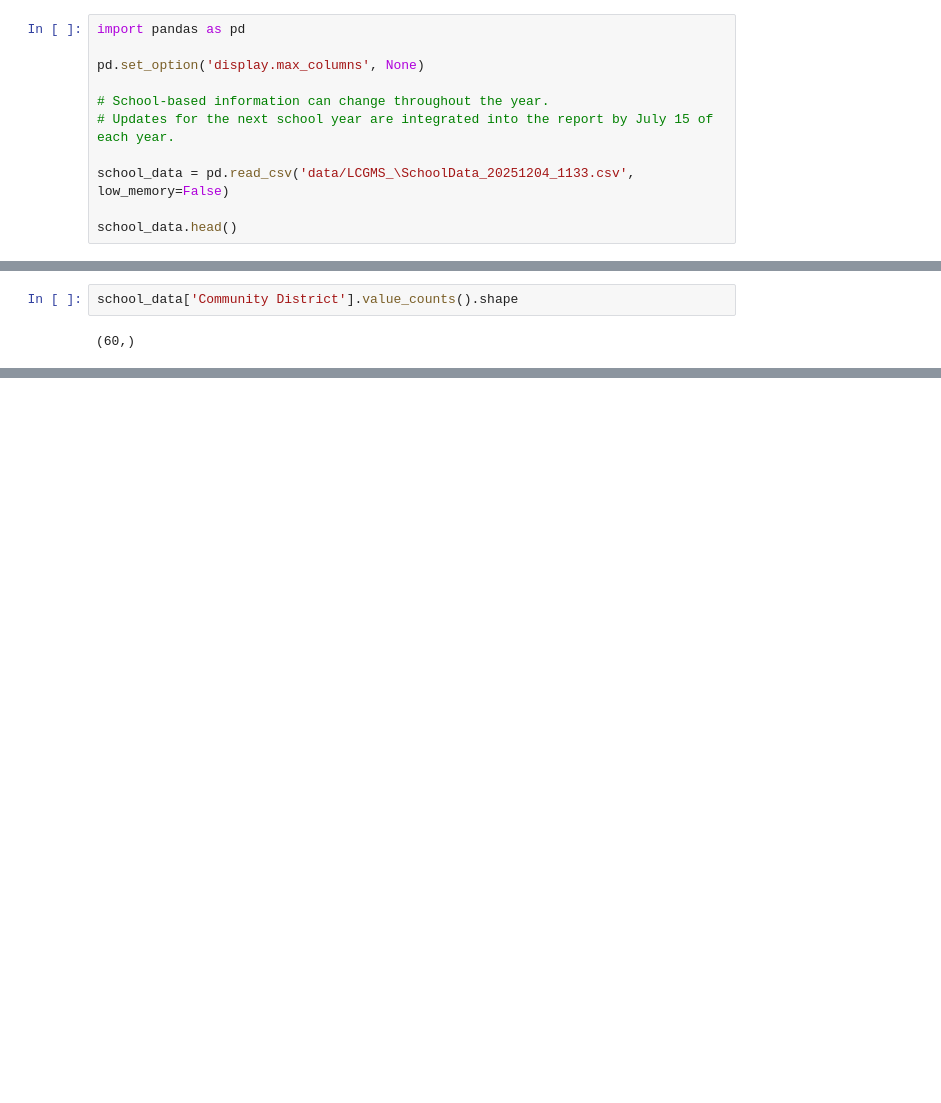
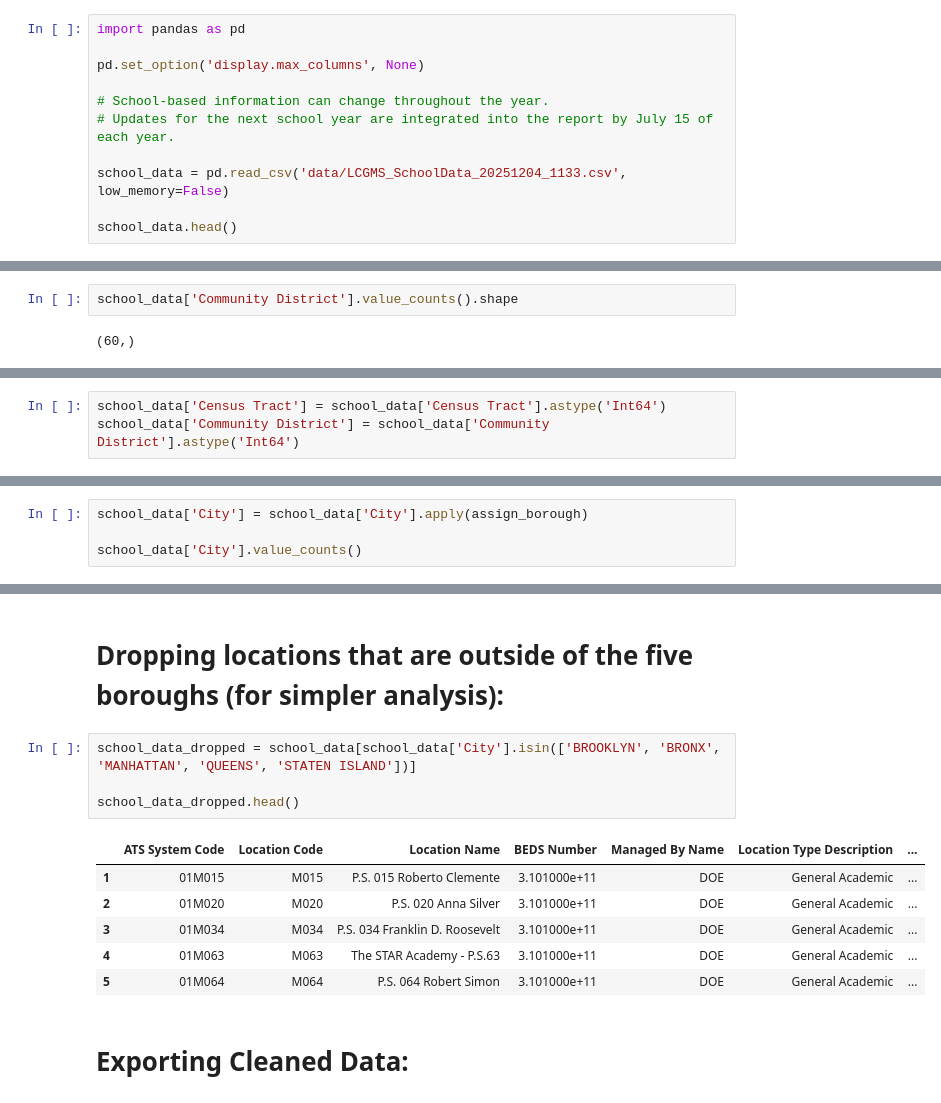
Before and after one commit to tali0n-git/NYC_Public_Schools_Analysis, a Jupyter notebook: SchoolLocationData_EDA.ipynb, the cells around one changed output, grey strips where cells are left out. Saved outputs shown, nothing was run; the diff lists cells and outputs as text; blank space fills up the shorter version.

Commit message:
Cleaned up pertinent dataset columns for analysis; added line creating location_data.csv

```diff
--- a/SchoolLocationData_EDA.ipynb
+++ b/SchoolLocationData_EDA.ipynb
@@ -15,7 +15,7 @@ pd.set_option('display.max_columns', None)
 # School-based information can change throughout the year.
 # Updates for the next school year are integrated into the report by July 15 of each year.
 
-school_data = pd.read_csv('data/LCGMS_\SchoolData_20251204_1133.csv', low_memory=False)
+school_data = pd.read_csv('data/LCGMS_SchoolData_20251204_1133.csv', low_memory=False)
 
 school_data.head()
 # %% [output]
@@ -192,0 +202,3 @@ school_data['Community District'].value_counts().shape
+# %%
+school_data['Census Tract'] = school_data['Census Tract'].astype('Int64')
+school_data['Community District'] = school_data['Community District'].astype('Int64')
@@ -192,0 +337,4 @@ school_data['Community District'].value_counts().shape
+# %%
+school_data['City'] = school_data['City'].apply(assign_borough)
+
+school_data['City'].value_counts()
@@ -192,0 +353,15 @@ school_data['Community District'].value_counts().shape
+# %% [markdown]
+# Dropping locations that are outside of the five boroughs (for simpler analysis):
+# %%
+school_data_dropped = school_data[school_data['City'].isin(['BROOKLYN', 'BRONX', 'MANHATTAN', 'QUEENS', 'STATEN ISLAND'])]
+
+school_data_dropped.head()
+# %% [output]
+|  | ATS System Code | Location Code | Location Name | BEDS Number | Managed By Name | Location Type Description | ... |
+| 1 | 01M015 | M015 | P.S. 015 Roberto Clemente | 3.101000e+11 | DOE | General Academic | ... |
+| 2 | 01M020 | M020 | P.S. 020 Anna Silver | 3.101000e+11 | DOE | General Academic | ... |
+| 3 | 01M034 | M034 | P.S. 034 Franklin D. Roosevelt | 3.101000e+11 | DOE | General Academic | ... |
+| 4 | 01M063 | M063 | The STAR Academy - P.S.63 | 3.101000e+11 | DOE | General Academic | ... |
+| 5 | 01M064 | M064 | P.S. 064 Robert Simon | 3.101000e+11 | DOE | General Academic | ... |
+# %% [markdown]
+# Exporting Cleaned Data:
```
Also changed, not shown: parts of 20 cells of this notebook.
